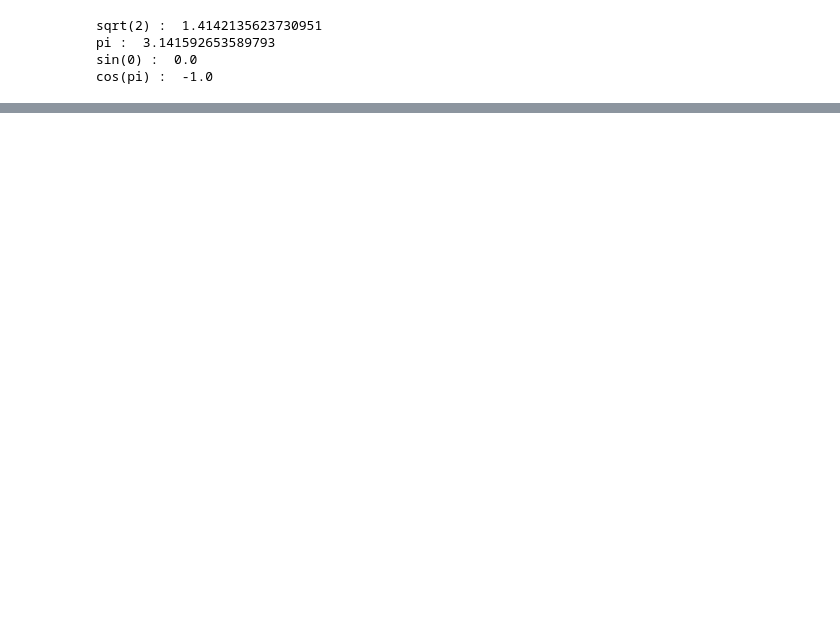
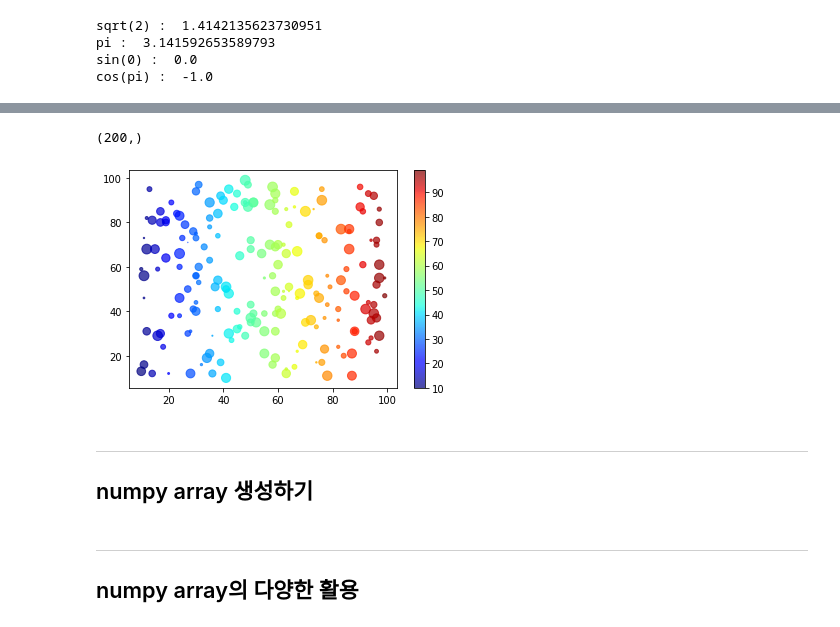
Before and after one commit to ejcho3792/TIL, a Jupyter notebook: Data_analysis_python/DA05_python_library/DA13_Numpy_library.ipynb, the cells around one changed output, grey strips where cells are left out. Saved outputs shown, nothing was run; the diff lists cells and outputs as text; code cells hidden in the pictures; blank space fills up the shorter version.

```diff
--- a/Data_analysis_python/DA05_python_library/DA13_Numpy_library.ipynb
+++ b/Data_analysis_python/DA05_python_library/DA13_Numpy_library.ipynb
@@ -45,0 +99,18 @@ cos(pi) :  -1.0
+# %%
+# 버블차트 그리기 (산점도)
+x=np.random.randint(10,100,200) # 10~100 사이 정수 200개
+y=np.random.randint(10,100,200)
+size=np.random.rand(200)*100    # 0~1 실수 200개를 추출한 후 100 곱함 교재 오타
+
+plt.scatter(x,y,s=size,c=x,cmap='jet',alpha=.7)
+plt.colorbar()
+plt.show()
+# %% [output]
+(200,)
+[figure, added]
+# %% [markdown]
+---
+## numpy array 생성하기
+# %% [markdown]
+---
+## numpy array의 다양한 활용
```
Also changed, not shown: parts of 18 cells of this notebook.
